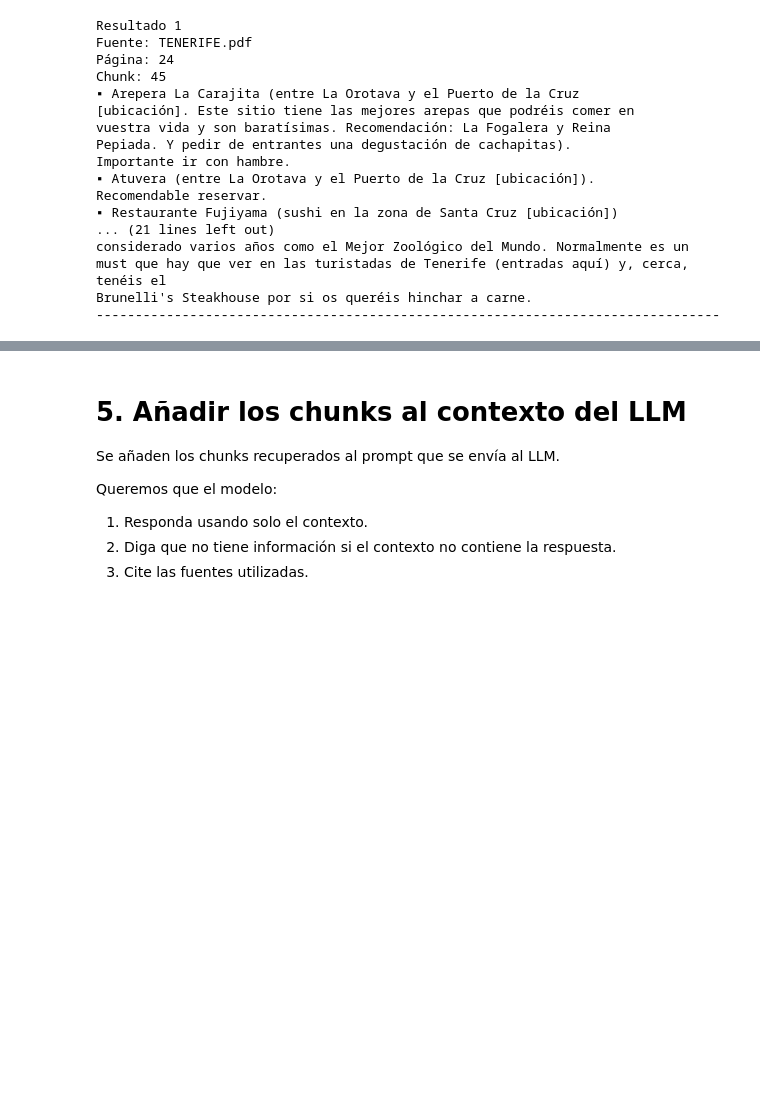
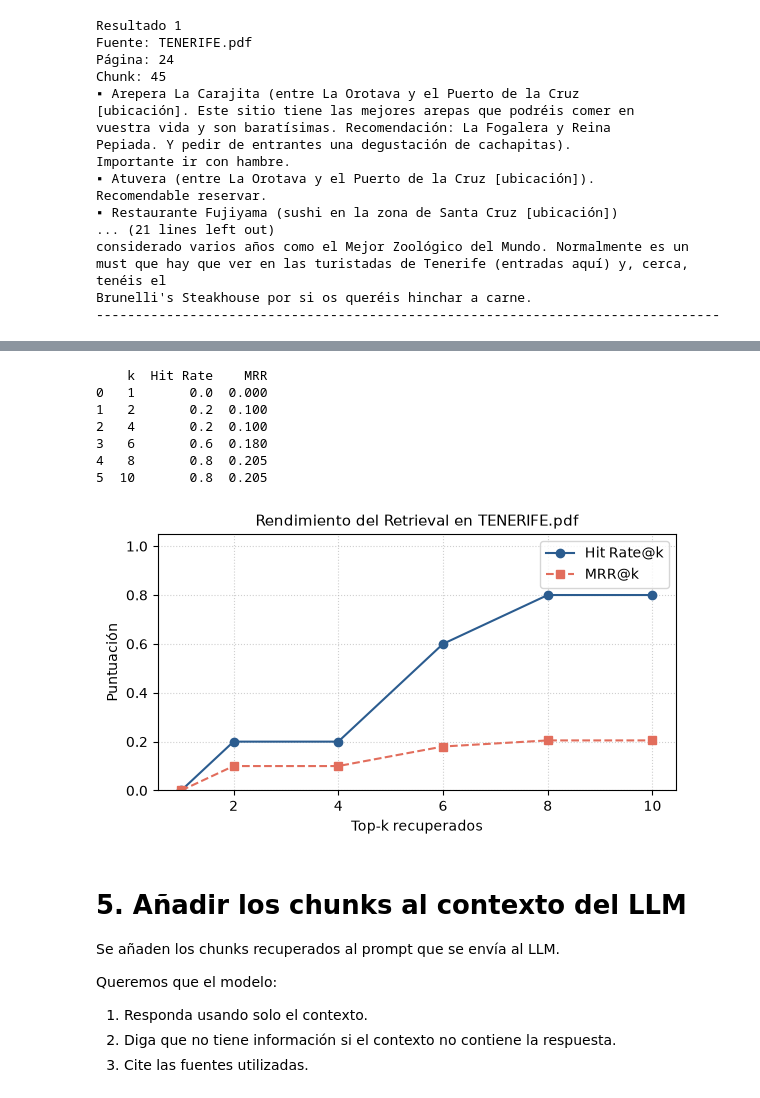
Before and after one commit to jaimeloci/pontia-llms-entrega-final, a Jupyter notebook: notebooks/exploracion/exploracion_datos.ipynb, the cells around one changed output, grey strips where cells are left out. Cells and saved outputs as stored; diff of their text form; code cells hidden in the pictures; blank space fills up the shorter version.

```diff
--- a/notebooks/exploracion/exploracion_datos.ipynb
+++ b/notebooks/exploracion/exploracion_datos.ipynb
@@ -241,0 +371,8 @@ Sería conveniente crear chunks con otra estrategia. Una estrategia que tuviera
+# %%
+from langchain_core.vectorstores import InMemoryVectorStore
+
+vector_store = InMemoryVectorStore(embeddings)
+document_ids = vector_store.add_documents(splits)
+
+print("Documentos indexados:", len(document_ids))
+print("Primeros IDs:", document_ids[:3])
@@ -242,3 +425,29 @@ Sería conveniente crear chunks con otra estrategia. Una estrategia que tuviera
+# %%
+# Ejecución y visualización
+df_metrics = evaluate_retrieval(vector_store, EVAL_DATASET)
+print(df_metrics)
+
+# Gráfico para el notebook
+fig, ax = plt.subplots(figsize=(6, 3.5))
+ax.plot(df_metrics["k"], df_metrics["Hit Rate"], marker="o", label="Hit Rate@k", color="#2b5c8f")
+ax.plot(df_metrics["k"], df_metrics["MRR"], marker="s", linestyle="--", label="MRR@k", color="#e26d5c")
+ax.set_title("Rendimiento del Retrieval en TENERIFE.pdf", fontsize=11)
+ax.set_xlabel("Top-k recuperados")
+ax.set_ylabel("Puntuación")
+ax.set_ylim(0, 1.05)
+ax.grid(True, linestyle=":", alpha=0.6)
+ax.legend()
+plt.tight_layout()
+plt.show()
+# %% [output]
+    k  Hit Rate    MRR
+0   1       0.0  0.000
+1   2       0.2  0.100
+2   4       0.2  0.100
+3   6       0.6  0.180
+4   8       0.8  0.205
+5  10       0.8  0.205
+[figure, added]
 # %% [markdown]
 # 5. Añadir los chunks al contexto del LLM
 
```
Also changed, not shown: parts of 23 cells of this notebook, 2 other files.
